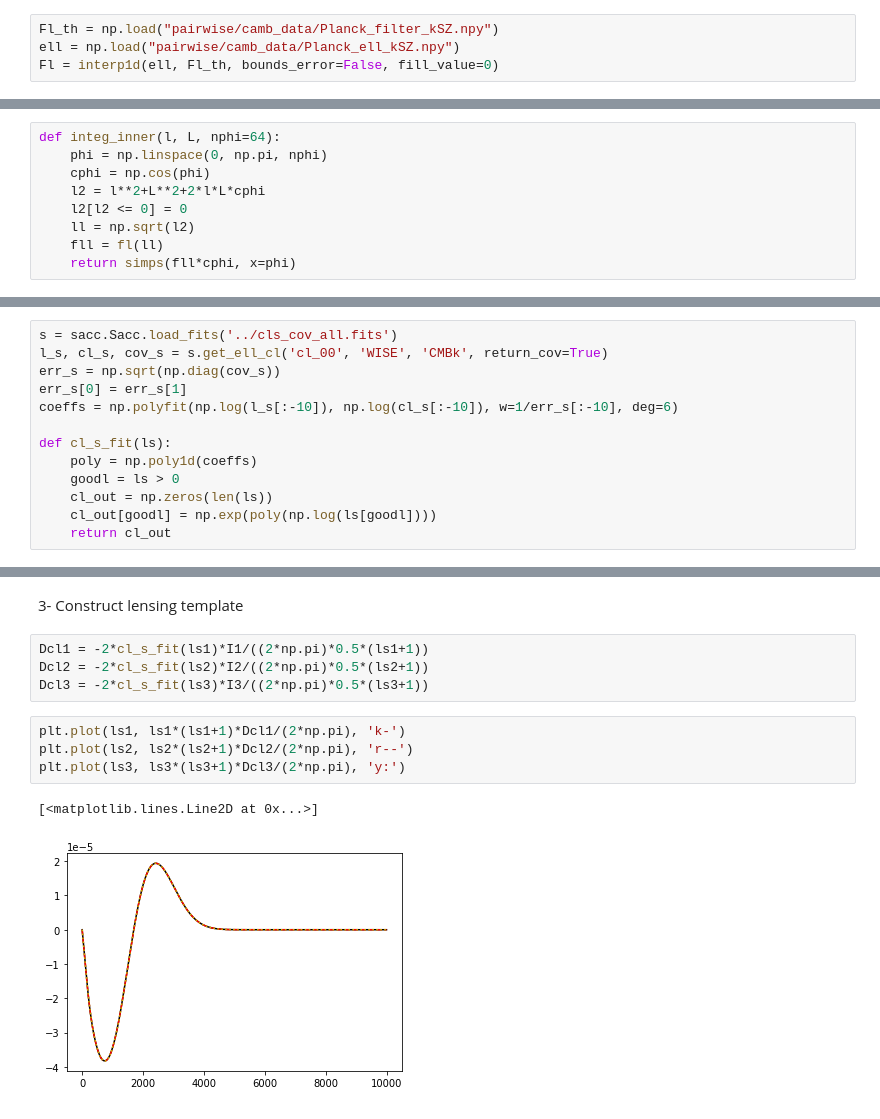
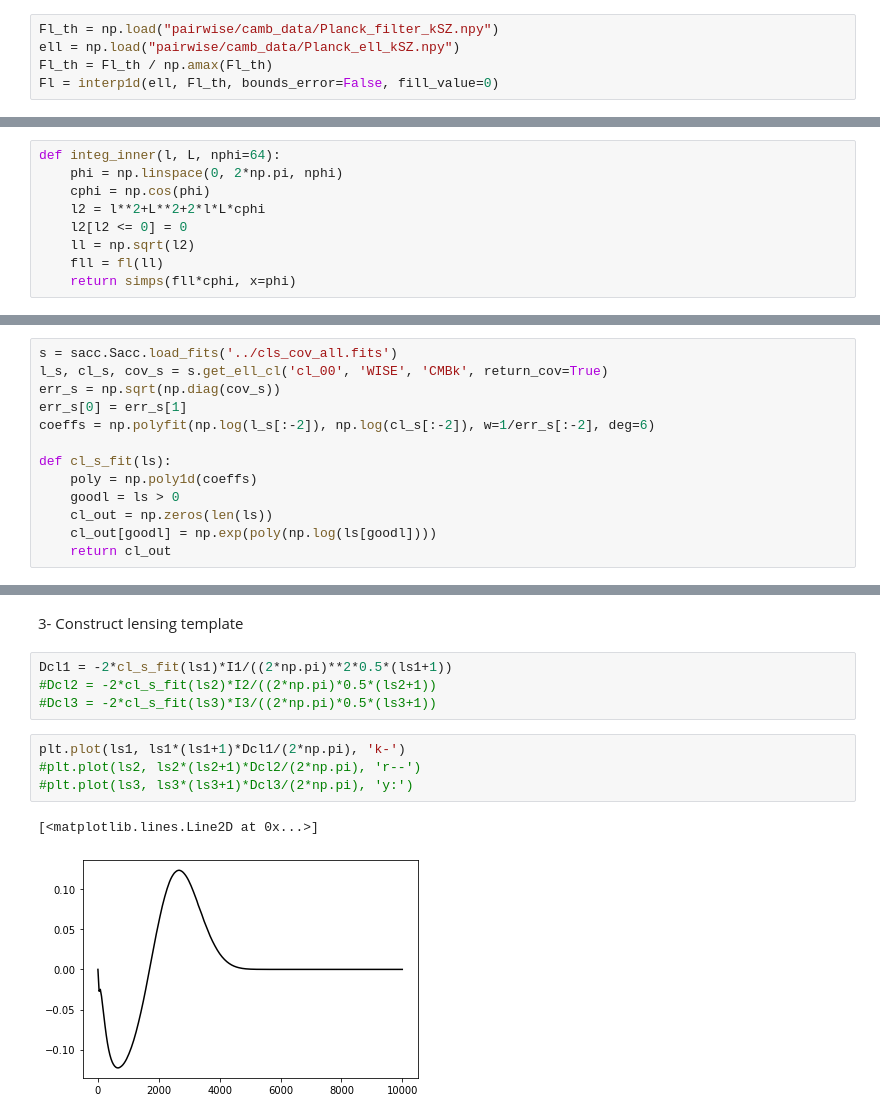
Before and after one commit to boryanah/2MPZ_vel, a Jupyter notebook: LensingCorrection.ipynb, the cells around one changed output, grey strips where cells are left out. Drawn from its saved outputs; the diff is of its cells as text.

```diff
--- a/LensingCorrection.ipynb
+++ b/LensingCorrection.ipynb
@@ -21,6 +21,7 @@ Filter
 # %%
 Fl_th = np.load("pairwise/camb_data/Planck_filter_kSZ.npy")
 ell = np.load("pairwise/camb_data/Planck_ell_kSZ.npy")
+Fl_th = Fl_th / np.amax(Fl_th)
 Fl = interp1d(ell, Fl_th, bounds_error=False, fill_value=0)
 # %%
 def fl(l):
@@ -29,7 +35,7 @@ def fl(l):
 Inner integral
 # %%
 def integ_inner(l, L, nphi=64):
-    phi = np.linspace(0, np.pi, nphi)
+    phi = np.linspace(0, 2*np.pi, nphi)
     cphi = np.cos(phi)
     l2 = l**2+L**2+2*l*L*cphi
     l2[l2 <= 0] = 0
@@ -79,7 +85,7 @@ s = sacc.Sacc.load_fits('../cls_cov_all.fits')
 l_s, cl_s, cov_s = s.get_ell_cl('cl_00', 'WISE', 'CMBk', return_cov=True)
 err_s = np.sqrt(np.diag(cov_s))
 err_s[0] = err_s[1]
-coeffs = np.polyfit(np.log(l_s[:-10]), np.log(cl_s[:-10]), w=1/err_s[:-10], deg=6)
+coeffs = np.polyfit(np.log(l_s[:-2]), np.log(cl_s[:-2]), w=1/err_s[:-2], deg=6)
 
 def cl_s_fit(ls):
     poly = np.poly1d(coeffs)
@@ -97,15 +105,15 @@ plt.loglog()
 # %% [markdown]
 3- Construct lensing template
 # %%
-Dcl1 = -2*cl_s_fit(ls1)*I1/((2*np.pi)*0.5*(ls1+1))
-Dcl2 = -2*cl_s_fit(ls2)*I2/((2*np.pi)*0.5*(ls2+1))
-Dcl3 = -2*cl_s_fit(ls3)*I3/((2*np.pi)*0.5*(ls3+1))
+Dcl1 = -2*cl_s_fit(ls1)*I1/((2*np.pi)**2*0.5*(ls1+1))
+#Dcl2 = -2*cl_s_fit(ls2)*I2/((2*np.pi)*0.5*(ls2+1))
+#Dcl3 = -2*cl_s_fit(ls3)*I3/((2*np.pi)*0.5*(ls3+1))
 # %%
 plt.plot(ls1, ls1*(ls1+1)*Dcl1/(2*np.pi), 'k-')
-plt.plot(ls2, ls2*(ls2+1)*Dcl2/(2*np.pi), 'r--')
-plt.plot(ls3, ls3*(ls3+1)*Dcl3/(2*np.pi), 'y:')
+#plt.plot(ls2, ls2*(ls2+1)*Dcl2/(2*np.pi), 'r--')
+#plt.plot(ls3, ls3*(ls3+1)*Dcl3/(2*np.pi), 'y:')
 # %% [output]
 [<matplotlib.lines.Line2D at 0x...>]
-[figure, old version]
+[figure, new version]
 # %%
 plt.plot(ls1, ls1*(ls1+1)*Dcl1/(2*np.pi), 'k-')
```
Also changed, not shown: parts of 5 cells of this notebook.
